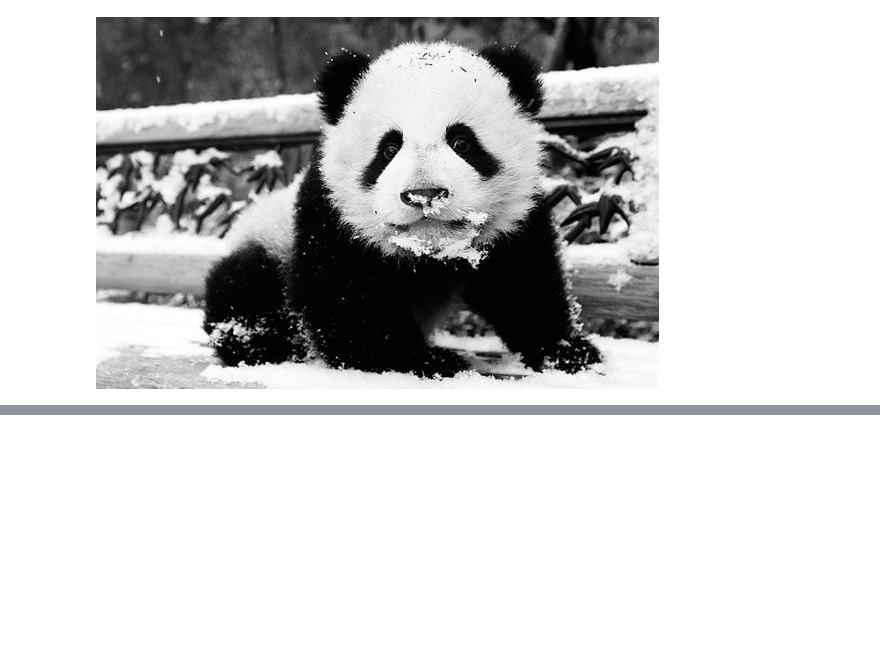
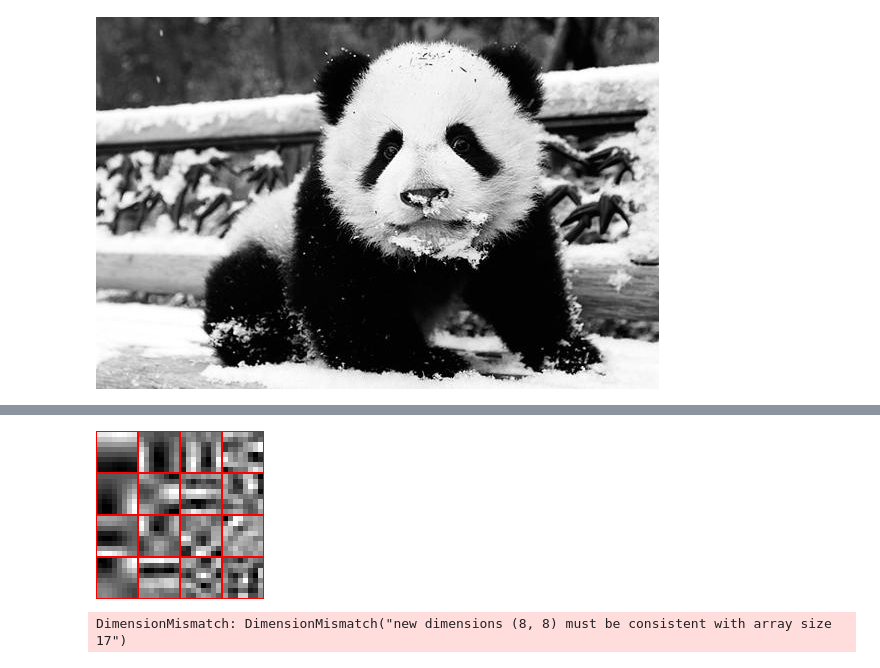
Before and after one commit to lingluanwh/FCA.jl, a Jupyter notebook: examples/patch/FCApatch_vs_ICApatch.ipynb, the cells around one changed output, grey strips where cells are left out. Drawn from its saved outputs; the diff is of its cells as text; code cells hidden in the pictures; blank space fills up the shorter version.

```diff
--- a/examples/patch/FCApatch_vs_ICApatch.ipynb
+++ b/examples/patch/FCApatch_vs_ICApatch.ipynb
@@ -42,0 +69,2 @@ InterruptException: InterruptException:
+# %%
+patcharr = [reshape(rand_patchmat[:, i], (8,8)) for i = 1: size(rand_patchmat, 2)];
@@ -42,0 +98,15 @@ InterruptException: InterruptException:
+# %%
+# sample an array of 64 element
+testarr = patcharr[1:64];
+
+# results from free_whitening
+Y, U, Σ = free_whiten(testarr; mat = "rec");
+
+# results from applying SVD to the patchmat
+testmat = rand_patchmat[:, 1:64]
+
+# center the columns of testmat
+testmat = testmat - ones(size(testmat, 1))* mean(testmat; dims = 1)
+
+# SVD
+Us, Σs, = svd(testmat');
@@ -42,0 +115,25 @@ InterruptException: InterruptException:
+# %%
+## we now apply SVD to the 50000 patches
+rand_patchmat = rand_patchmat - ones(size(rand_patchmat, 1))* mean(rand_patchmat; dims = 1);
+U, Σ,  = svd(rand_patchmat');
+
+## take first 63 singular value and singular vectors
+# r = 63
+r = 16
+U = U[:, 1: r]
+Σ = Σ[1: r]
+Y = pinv(Diagonal(Σ))*U'*[(reshape(rand_patchmat[:, i], (8,8))
+        - mean(rand_patchmat[:, i]) * ones(8, 8)) for i = 1: size(rand_patchmat, 2)];
+# %%
+_, Xfca = freecf(Y; mat = "rec", opt = "sphe", obj = "kurt");
+# %%
+viewpatches(reshape([normpatch(Xfca[i]) for i in 1:size(Xfca, 1)], (4,4)))
+# %% [output]
+[figure, added]
+# %%
+# add the uniform patch if necessary
+patchfca = [normpatch(Xfca[i]) for i in 1:size(Xfca, 1)]
+prepend!(patchfca, [0.5*ones(8,8)])
+viewpatches(reshape(patchfca,(8,8)))
+# %% [output]
+DimensionMismatch: DimensionMismatch("new dimensions (8, 8) must be consistent with array size 17")
```
Also changed, not shown: parts of 10 cells of this notebook, 2 other files.
